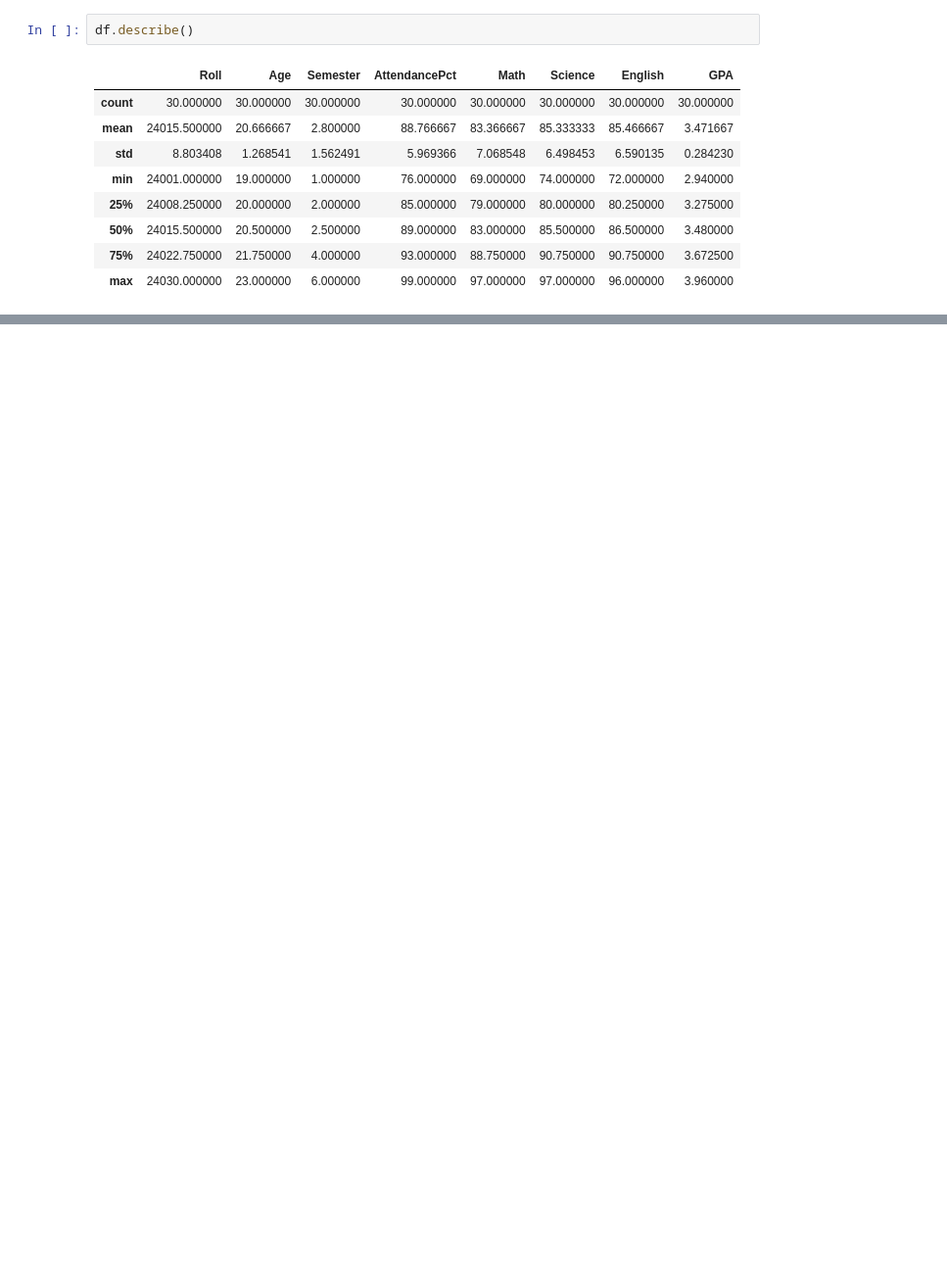
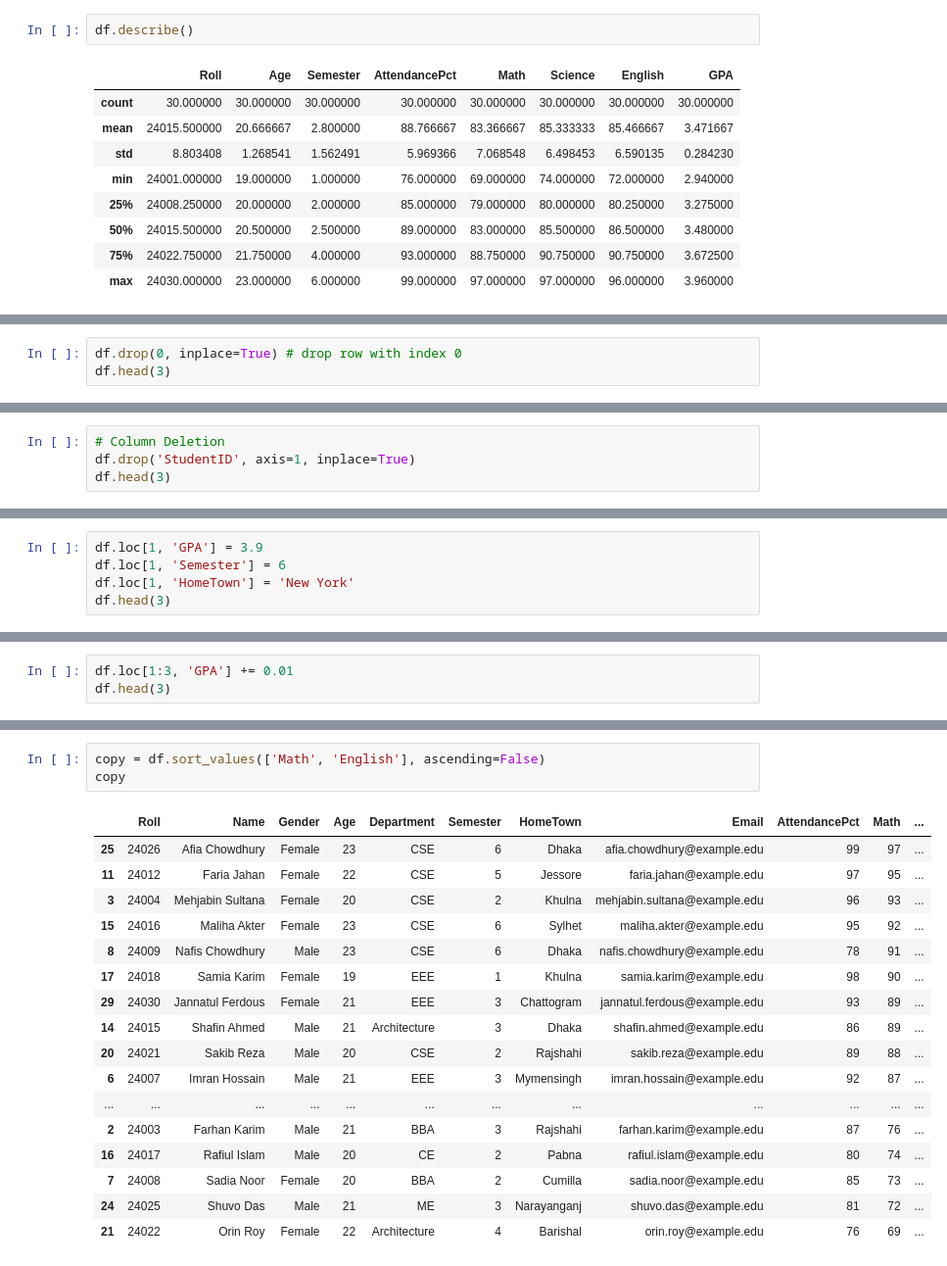
Before and after one commit to TanvirSdq/guide, a Jupyter notebook: Python/Pandas/M-12.ipynb, the cells around one changed output, grey strips where cells are left out. Shown at 98% size. Saved outputs shown, nothing was run; the diff lists cells and outputs as text; blank space fills up the shorter version.

```diff
--- a/Python/Pandas/M-12.ipynb
+++ b/Python/Pandas/M-12.ipynb
@@ -140,0 +287,3 @@ df.describe()
+# %%
+df.drop(0, inplace=True) # drop row with index 0
+df.head(3)
@@ -140,0 +295,4 @@ df.describe()
+# %%
+# Column Deletion
+df.drop('StudentID', axis=1, inplace=True)
+df.head(3)
@@ -140,0 +304,5 @@ df.describe()
+# %%
+df.loc[1, 'GPA'] = 3.9
+df.loc[1, 'Semester'] = 6
+df.loc[1, 'HomeTown'] = 'New York'
+df.head(3)
@@ -140,0 +314,3 @@ df.describe()
+# %%
+df.loc[1:3, 'GPA'] += 0.01
+df.head(3)
@@ -140,0 +366,21 @@ df.describe()
+# %%
+copy = df.sort_values(['Math', 'English'], ascending=False)
+copy
+# %% [output]
+|  | Roll | Name | Gender | Age | Department | Semester | HomeTown | Email | AttendancePct | Math | ... |
+| 25 | 24026 | Afia Chowdhury | Female | 23 | CSE | 6 | Dhaka | afia.chowdhury@example.edu | 99 | 97 | ... |
+| 11 | 24012 | Faria Jahan | Female | 22 | CSE | 5 | Jessore | faria.jahan@example.edu | 97 | 95 | ... |
+| 3 | 24004 | Mehjabin Sultana | Female | 20 | CSE | 2 | Khulna | mehjabin.sultana@example.edu | 96 | 93 | ... |
+| 15 | 24016 | Maliha Akter | Female | 23 | CSE | 6 | Sylhet | maliha.akter@example.edu | 95 | 92 | ... |
+| 8 | 24009 | Nafis Chowdhury | Male | 23 | CSE | 6 | Dhaka | nafis.chowdhury@example.edu | 78 | 91 | ... |
+| 17 | 24018 | Samia Karim | Female | 19 | EEE | 1 | Khulna | samia.karim@example.edu | 98 | 90 | ... |
+| 29 | 24030 | Jannatul Ferdous | Female | 21 | EEE | 3 | Chattogram | jannatul.ferdous@example.edu | 93 | 89 | ... |
+| 14 | 24015 | Shafin Ahmed | Male | 21 | Architecture | 3 | Dhaka | shafin.ahmed@example.edu | 86 | 89 | ... |
+| 20 | 24021 | Sakib Reza | Male | 20 | CSE | 2 | Rajshahi | sakib.reza@example.edu | 89 | 88 | ... |
+| 6 | 24007 | Imran Hossain | Male | 21 | EEE | 3 | Mymensingh | imran.hossain@example.edu | 92 | 87 | ... |
+| ... | ... | ... | ... | ... | ... | ... | ... | ... | ... | ... | ... |
+| 2 | 24003 | Farhan Karim | Male | 21 | BBA | 3 | Rajshahi | farhan.karim@example.edu | 87 | 76 | ... |
+| 16 | 24017 | Rafiul Islam | Male | 20 | CE | 2 | Pabna | rafiul.islam@example.edu | 80 | 74 | ... |
+| 7 | 24008 | Sadia Noor | Female | 20 | BBA | 2 | Cumilla | sadia.noor@example.edu | 85 | 73 | ... |
+| 24 | 24025 | Shuvo Das | Male | 21 | ME | 3 | Narayanganj | shuvo.das@example.edu | 81 | 72 | ... |
+| 21 | 24022 | Orin Roy | Female | 22 | Architecture | 4 | Barishal | orin.roy@example.edu | 76 | 69 | ... |
```
Also changed, not shown: parts of 26 cells of this notebook, 2 other files.
